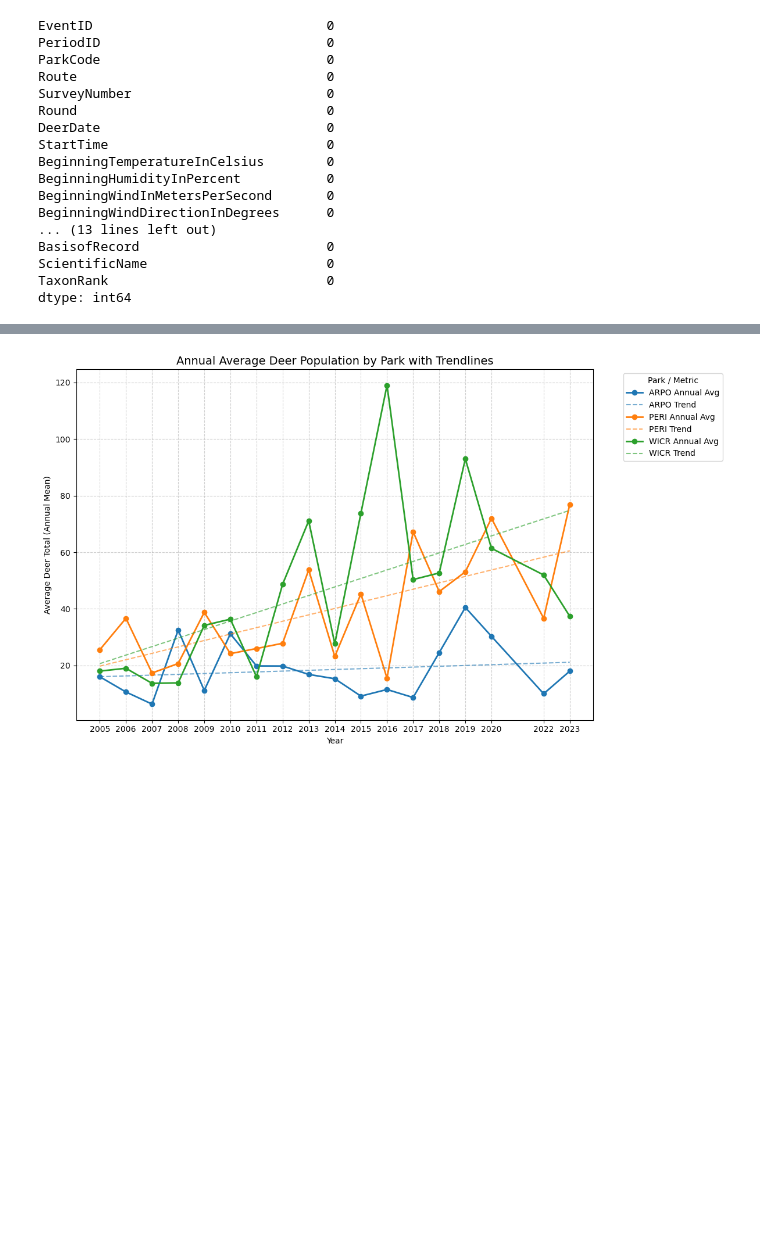
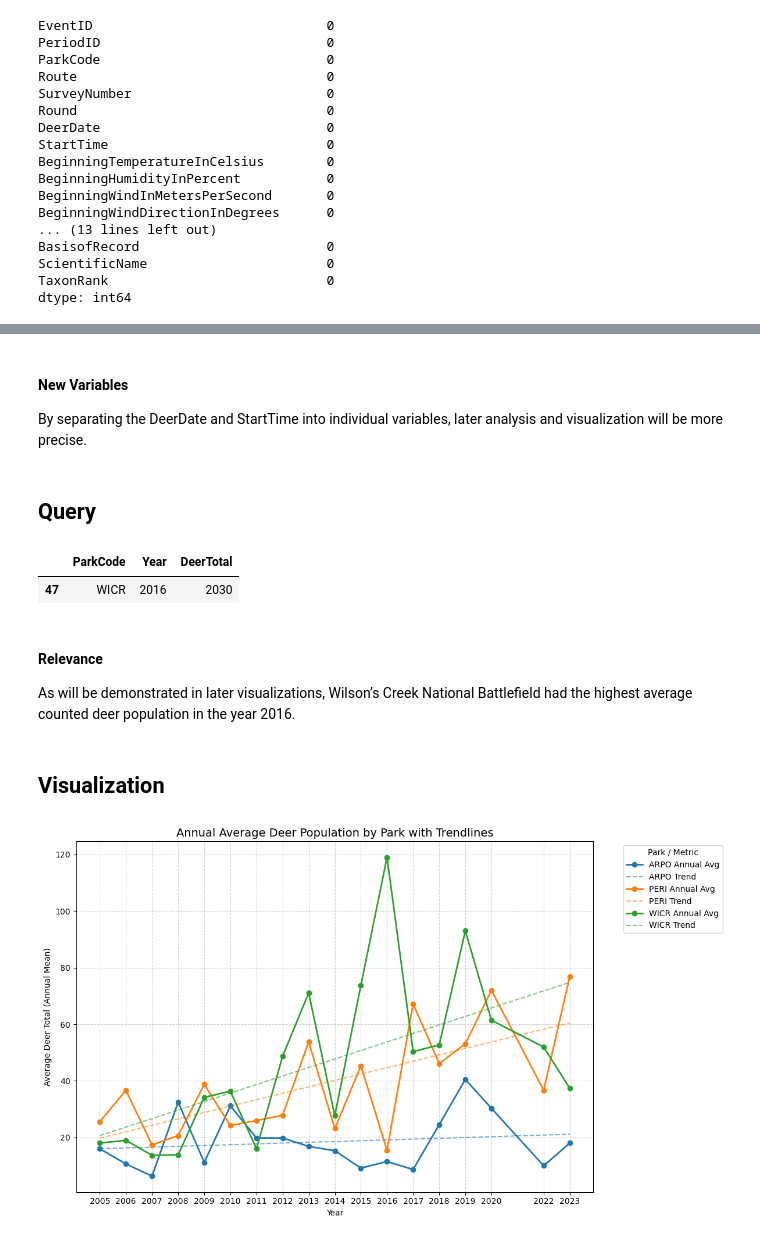
Before and after one commit to DanosAJ4/IA-340-2-Fall25, a Jupyter notebook: MiniProject.ipynb, the cells around one changed output, grey strips where cells are left out. Saved outputs shown, nothing was run; the diff lists cells and outputs as text; code cells hidden in the pictures; blank space fills up the shorter version.

```diff
--- a/MiniProject.ipynb
+++ b/MiniProject.ipynb
@@ -129 +168,17 @@ annual_avg = (
+# %% [markdown]
+#### New Variables
+By separating the DeerDate and StartTime into individual variables, later analysis and visualization will be more precise.
+# %% [markdown]
+## Query
+# %%
+df_filtered = df_summary[(df_summary['ParkCode']=='WICR') & (df_summary['Year']==2016)]
+df_filtered
+# %% [output]
+|  | ParkCode | Year | DeerTotal |
+| 47 | WICR | 2016 | 2030 |
+# %% [markdown]
+#### Relevance
+As will be demonstrated in later visualizations, Wilson’s Creek National Battlefield had the highest average counted deer population in the year 2016.
+# %% [markdown]
+## Visualization
 # %%
```
Also changed, not shown: parts of 15 cells of this notebook.
